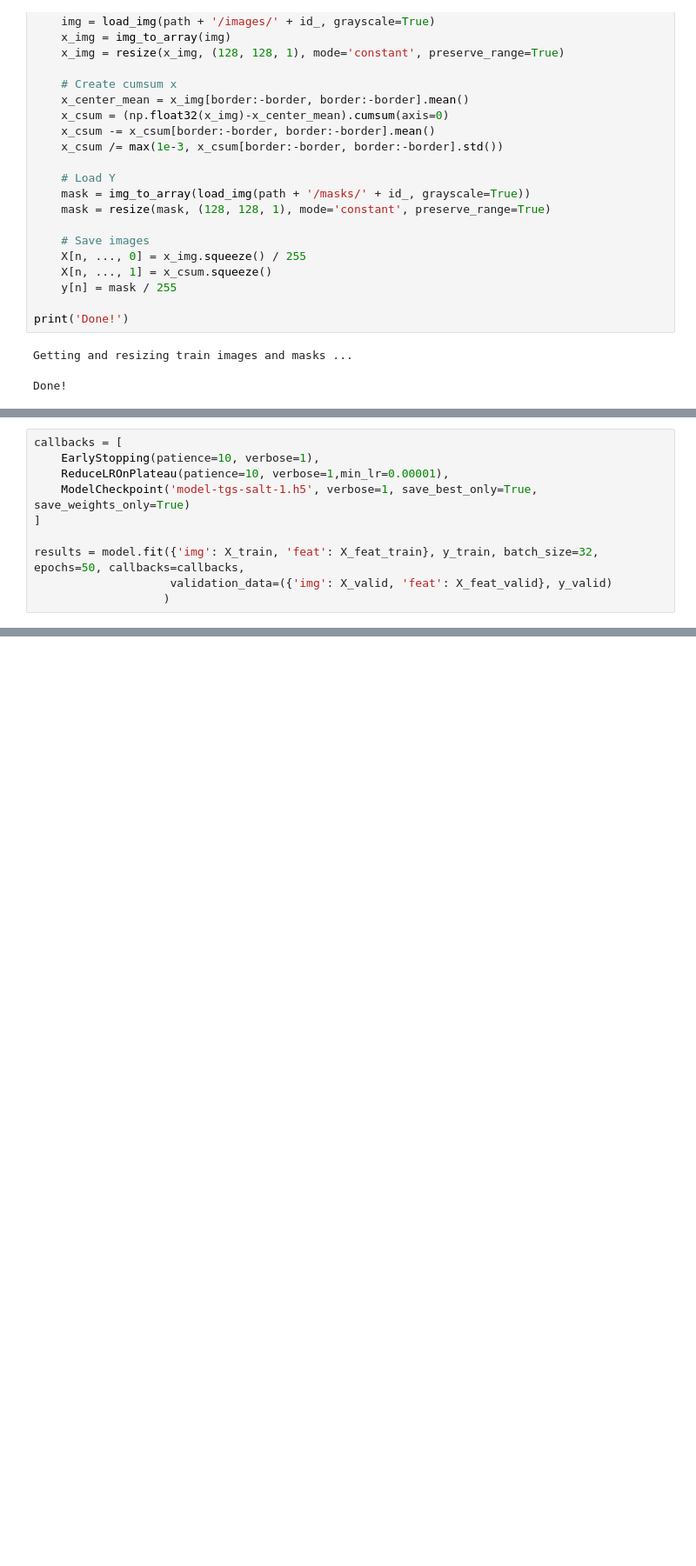
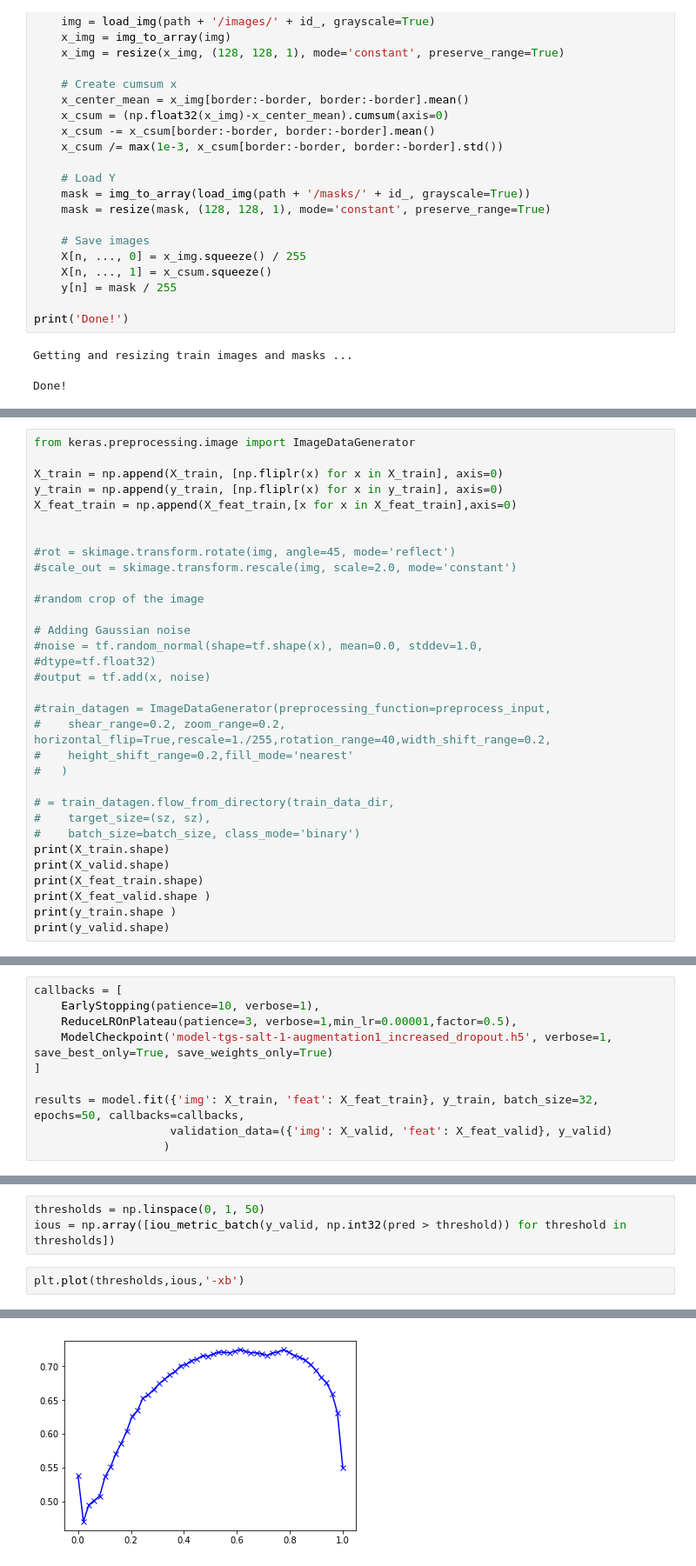
Before and after one commit to SebDat/FirstTest, a Jupyter notebook: Kaggle_Challenge_LIVE-master/salt_identification.ipynb, the cells around one changed output, grey strips where cells are left out. Shown at 87% size. Saved outputs shown, nothing was run; the diff lists cells and outputs as text; blank space fills up the shorter version.

```diff
--- a/Kaggle_Challenge_LIVE-master/salt_identification.ipynb
+++ b/Kaggle_Challenge_LIVE-master/salt_identification.ipynb
@@ -480,0 +497,32 @@ print(y_valid.shape)
+# %%
+from keras.preprocessing.image import ImageDataGenerator
+
+X_train = np.append(X_train, [np.fliplr(x) for x in X_train], axis=0)
+y_train = np.append(y_train, [np.fliplr(x) for x in y_train], axis=0)
+X_feat_train = np.append(X_feat_train,[x for x in X_feat_train],axis=0)
+
+
+#rot = skimage.transform.rotate(img, angle=45, mode='reflect')
+#scale_out = skimage.transform.rescale(img, scale=2.0, mode='constant')
+
+#random crop of the image
+
+# Adding Gaussian noise
+#noise = tf.random_normal(shape=tf.shape(x), mean=0.0, stddev=1.0,
+#dtype=tf.float32)
+#output = tf.add(x, noise)
+
+#train_datagen = ImageDataGenerator(preprocessing_function=preprocess_input,
+#    shear_range=0.2, zoom_range=0.2, horizontal_flip=True,rescale=1./255,rotation_range=40,width_shift_range=0.2,
+#    height_shift_range=0.2,fill_mode='nearest'
+#   )
+
+# = train_datagen.flow_from_directory(train_data_dir,
+#    target_size=(sz, sz),
+#    batch_size=batch_size, class_mode='binary')
+print(X_train.shape)
+print(X_valid.shape)
+print(X_feat_train.shape)
+print(X_feat_valid.shape )
+print(y_train.shape )
+print(y_valid.shape)
@@ -481,8 +536,8 @@ print(y_valid.shape)
 # %%
 callbacks = [
     EarlyStopping(patience=10, verbose=1),
-    ReduceLROnPlateau(patience=10, verbose=1,min_lr=0.00001),
-    ModelCheckpoint('model-tgs-salt-1.h5', verbose=1, save_best_only=True, save_weights_only=True)
+    ReduceLROnPlateau(patience=3, verbose=1,min_lr=0.00001,factor=0.5),
+    ModelCheckpoint('model-tgs-salt-1-augmentation1_increased_dropout.h5', verbose=1, save_best_only=True, save_weights_only=True)
 ]
 
 results = model.fit({'img': X_train, 'feat': X_feat_train}, y_train, batch_size=32, epochs=50, callbacks=callbacks,
@@ -534,0 +663,6 @@ print('IOU metric threshold = 50%: {0}, threshold = 90%: {1}'.format(np.mean(IOU
+# %%
+thresholds = np.linspace(0, 1, 50)
+ious = np.array([iou_metric_batch(y_valid, np.int32(pred > threshold)) for threshold in thresholds])
+# %%
+plt.plot(thresholds,ious,'-xb')
+# %% [output]
@@ -534,0 +670 @@ print('IOU metric threshold = 50%: {0}, threshold = 90%: {1}'.format(np.mean(IOU
+[figure, added]
```
Also changed, not shown: parts of 17 cells of this notebook, 7 other files.
